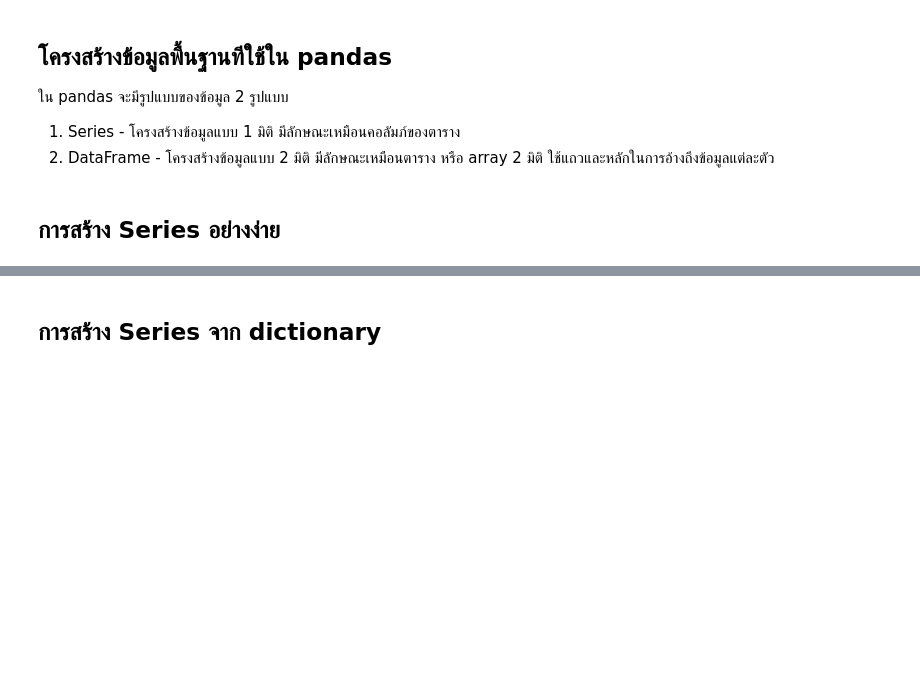
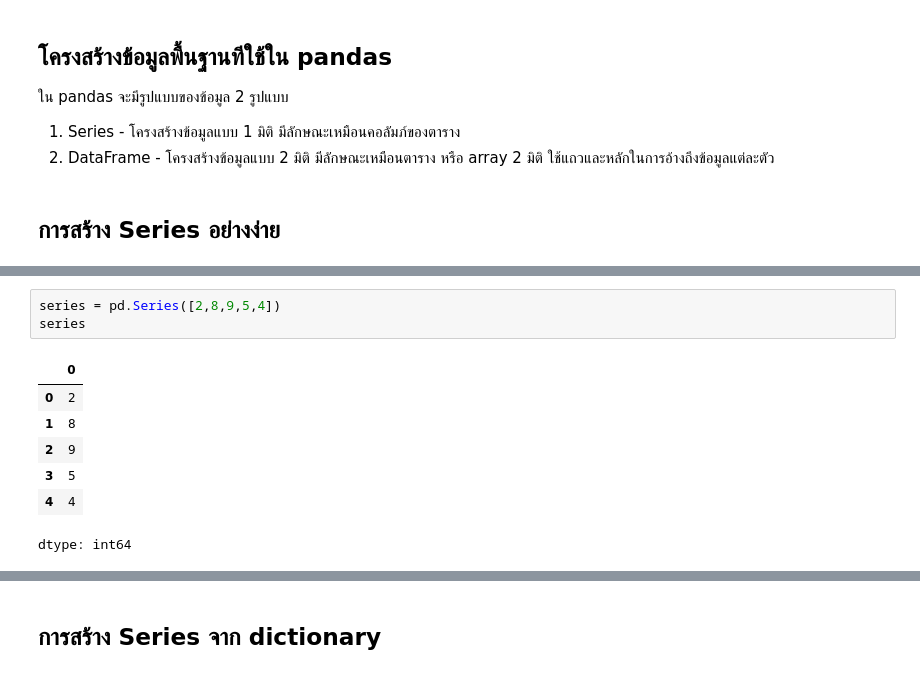
Before and after one commit to Angy-face/Esan-Coding-SS2, a Jupyter notebook: 2_2_Pandas.ipynb, the cells around one changed output, grey strips where cells are left out. Cells and saved outputs as stored; diff of their text form; blank space fills up the shorter version.

```diff
--- a/2_2_Pandas.ipynb
+++ b/2_2_Pandas.ipynb
@@ -50,3 +57,14 @@ dataSeries
+# %%
+series = pd.Series([2,8,9,5,4])
+series
+# %% [output]
+|  | 0 |
+| 0 | 2 |
+| 1 | 8 |
+| 2 | 9 |
+| 3 | 5 |
+| 4 | 4 |
+dtype: int64
 # %%
 data = [1,2,3,4]
 dataSeries = pd.Series(data)
```
Also changed, not shown: parts of 7 cells of this notebook.
